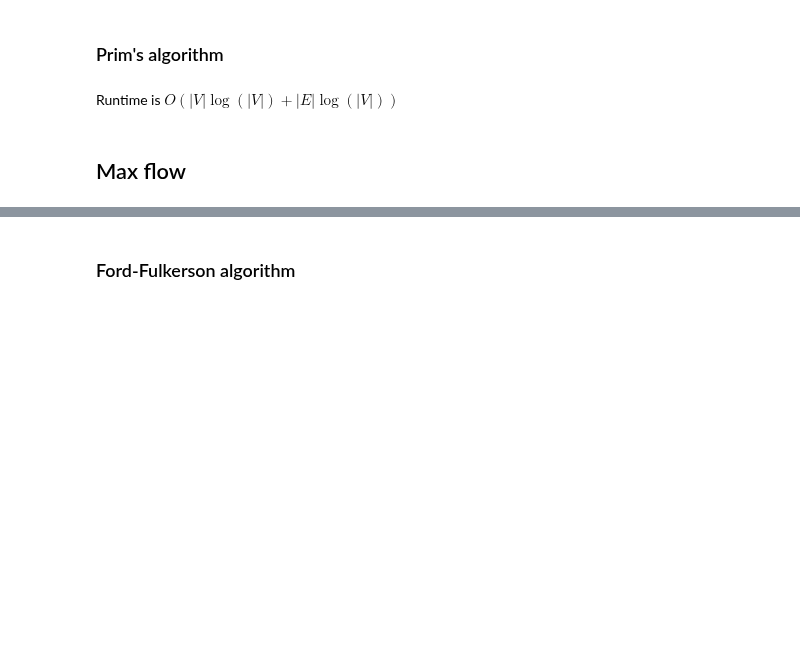
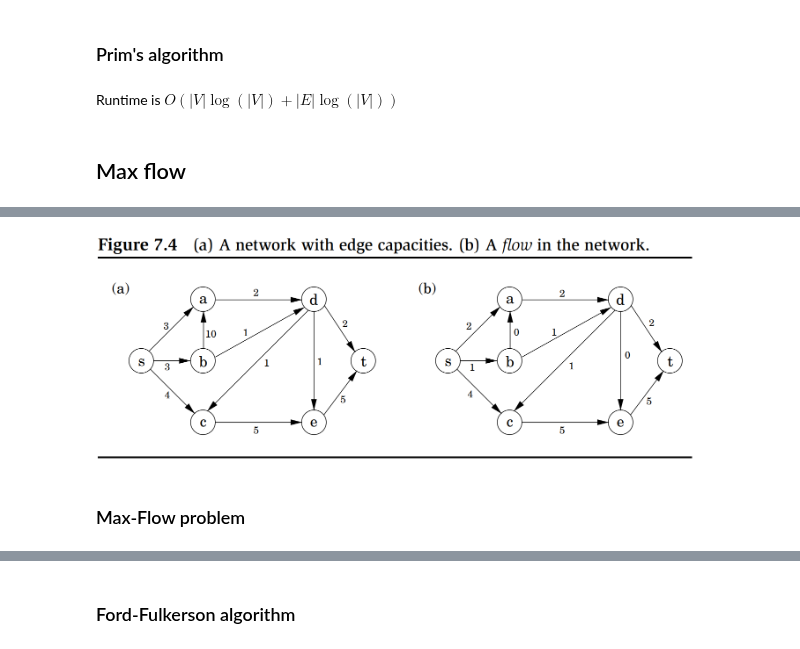
Before and after one commit to amanuelanteneh/aman-notes, a Jupyter notebook: _sources/computerscience/algorithms/graph_algos.ipynb, the cells around one changed output, grey strips where cells are left out. Drawn from its saved outputs; the diff is of its cells as text; code cells hidden in the pictures; blank space fills up the shorter version.

```diff
--- a/_sources/computerscience/algorithms/graph_algos.ipynb
+++ b/_sources/computerscience/algorithms/graph_algos.ipynb
@@ -163,0 +173,6 @@ Runtime is $O(|V|\log{(|V|)}+|E|\log{(|V|)})$
+# %%
+display(Image("img/flow_network.png", width=600))
+# %% [output]
+[figure, added]
+# %% [markdown]
+### Max-Flow problem
```
Also changed, not shown: parts of 23 cells of this notebook, 5 other files.
